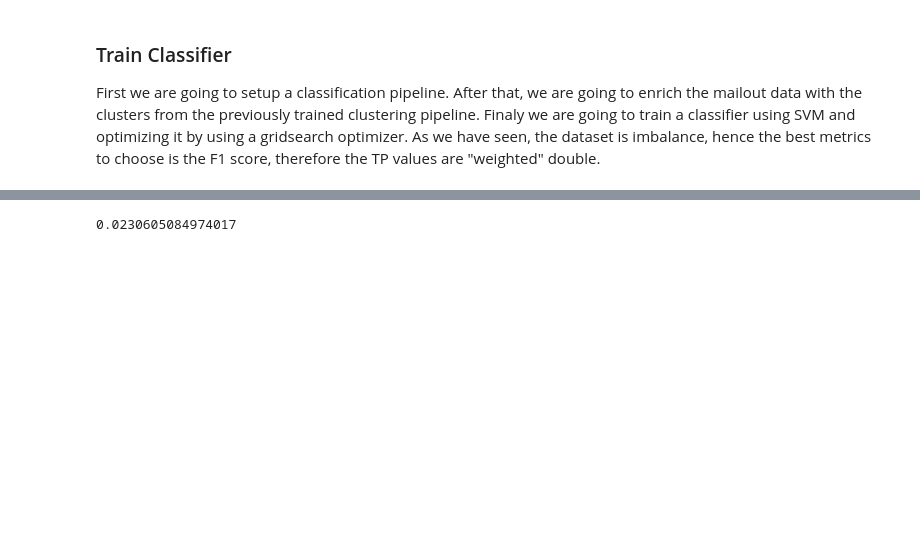
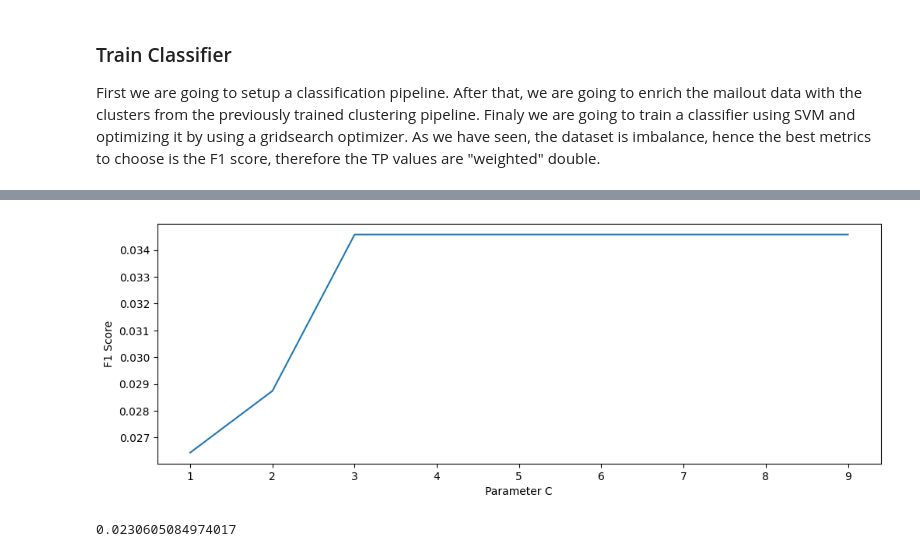
Before and after one commit to KaanDrn/udacity_data_science_project4, a Jupyter notebook: Arvato Project Workbook.ipynb, the cells around one changed output, grey strips where cells are left out. Saved outputs shown, nothing was run; the diff lists cells and outputs as text; code cells hidden in the pictures; blank space fills up the shorter version.

```diff
--- a/Arvato Project Workbook.ipynb
+++ b/Arvato Project Workbook.ipynb
@@ -735,7 +776,7 @@ classifier_pipeline = Pipeline([
 ])
 
 gridsearch_params = gridsearch_params = {
-    'classifier__C':[1, 2, 3],
+    'classifier__C':np.arange(1,10),
     'classifier__kernel': ['linear']#, 'poly', 'rbf', 'sigmoid'],
     #'classifier__degree': [2, 3]
 }
@@ -777,3 +820,11 @@ Fitting 3 folds for each of 3 candidates, totalling 9 fits
+# %%
+fig = plt.figure(figsize=(12,4))
+plt.plot(np.arange(1,10), pipeline_svm.cv_results_['mean_test_score'])
+plt.xlabel('Parameter C')
+plt.ylabel('F1 Score')
+fig.savefig('blogpost/pictures/scores_normal.png')
+# %% [output]
+[figure, added]
 # %%
 pred = pipeline_svm.predict(feature_mailout)
 print(pipeline_svm.best_score_)
```
Also changed, not shown: parts of 15 cells of this notebook.
